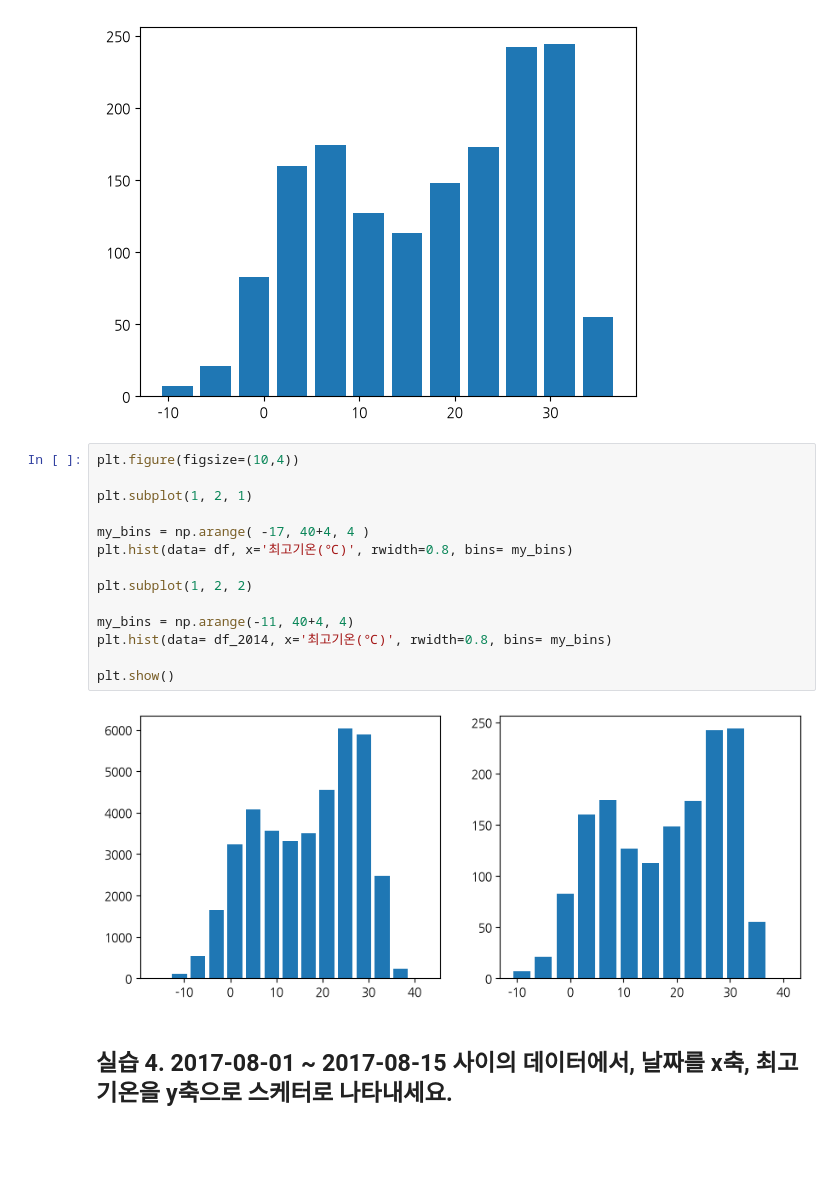
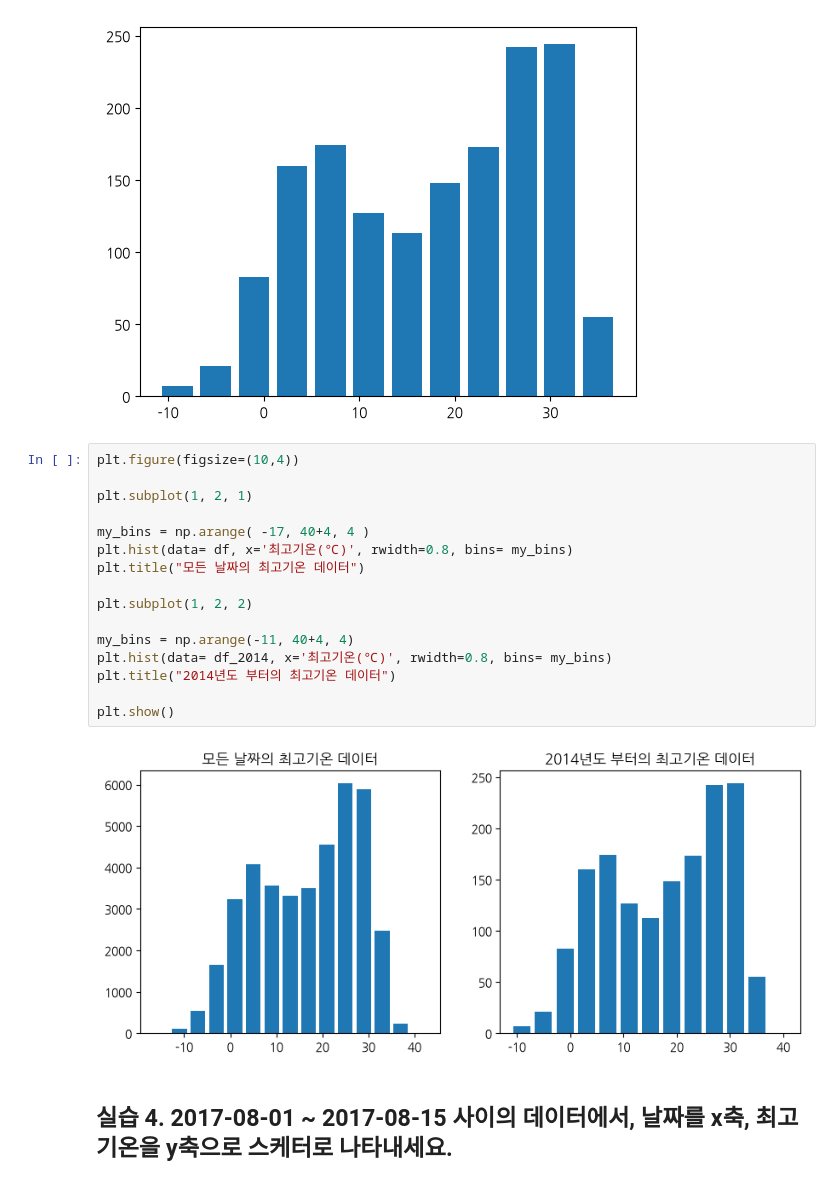
Before and after one commit to steve0joo/gg1th_data_analisys_ex, a Jupyter notebook: 3.a 프로젝트1 - 기온데이터분석.ipynb, the cells around one changed output. Saved outputs shown, nothing was run; the diff lists cells and outputs as text; blank space fills up the shorter version.

```diff
--- a/3.a 프로젝트1 - 기온데이터분석.ipynb
+++ b/3.a 프로젝트1 - 기온데이터분석.ipynb
@@ -186,19 +193,21 @@ plt.show()
 # %%
 plt.figure(figsize=(10,4))
 
 plt.subplot(1, 2, 1)
 
 my_bins = np.arange( -17, 40+4, 4 )
 plt.hist(data= df, x='최고기온(℃)', rwidth=0.8, bins= my_bins)
+plt.title("모든 날짜의 최고기온 데이터")
 
 plt.subplot(1, 2, 2)
 
 my_bins = np.arange(-11, 40+4, 4)
 plt.hist(data= df_2014, x='최고기온(℃)', rwidth=0.8, bins= my_bins)
+plt.title("2014년도 부터의 최고기온 데이터")
 
 plt.show()
 # %% [output]
-[figure, old version]
+[figure, new version]
 # %% [markdown]
 ## 실습 4.  2017-08-01 ~ 2017-08-15 사이의 데이터에서, 날짜를 x축,  최고기온을 y축으로 스케터로 나타내세요.
 # %%
```
Also changed, not shown: parts of 2 cells of this notebook.
